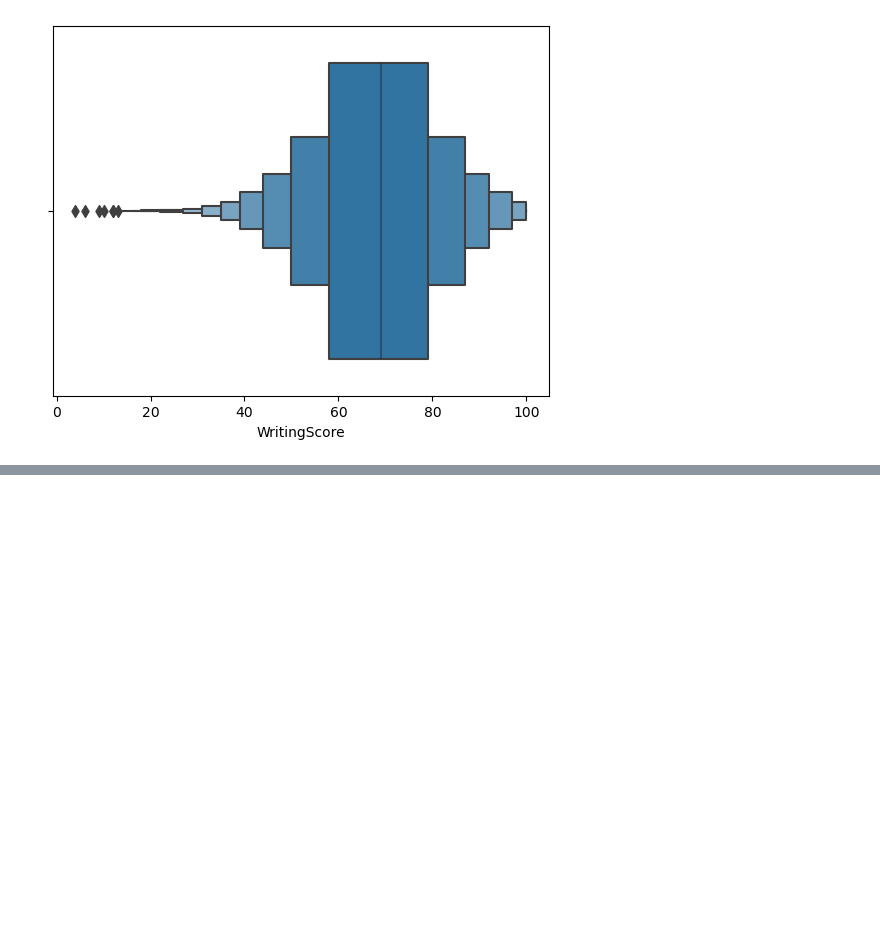
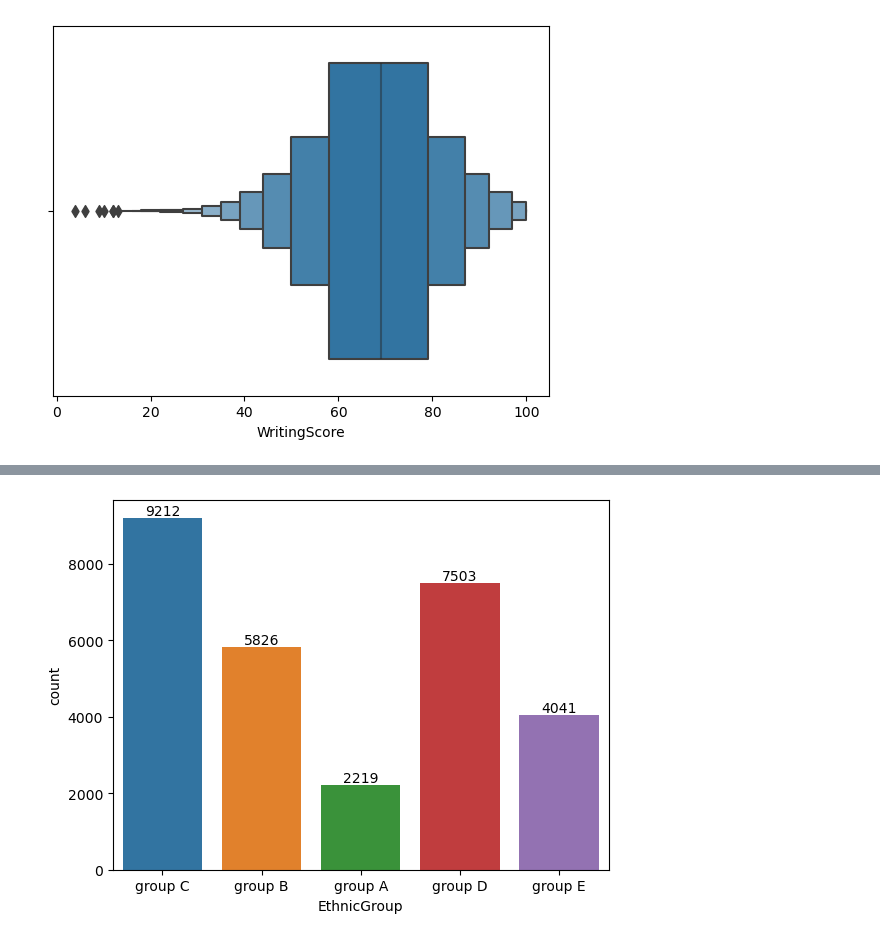
Before and after one commit to BamaCharanChhandogi/Student-Result-Analysis, a Jupyter notebook: index.ipynb, the cells around one changed output, grey strips where cells are left out. Drawn from its saved outputs; the diff is of its cells as text; code cells hidden in the pictures; blank space fills up the shorter version.

```diff
--- a/index.ipynb
+++ b/index.ipynb
@@ -146,0 +167,6 @@ sns.boxenplot(data=df,x='WritingScore')
+# %%
+ax=sns.countplot(data=df,x='EthnicGroup')
+ax.bar_label(ax.containers[0])
+plt.show()
+# %% [output]
+[figure, added]
```
Also changed, not shown: parts of 3 cells of this notebook.
